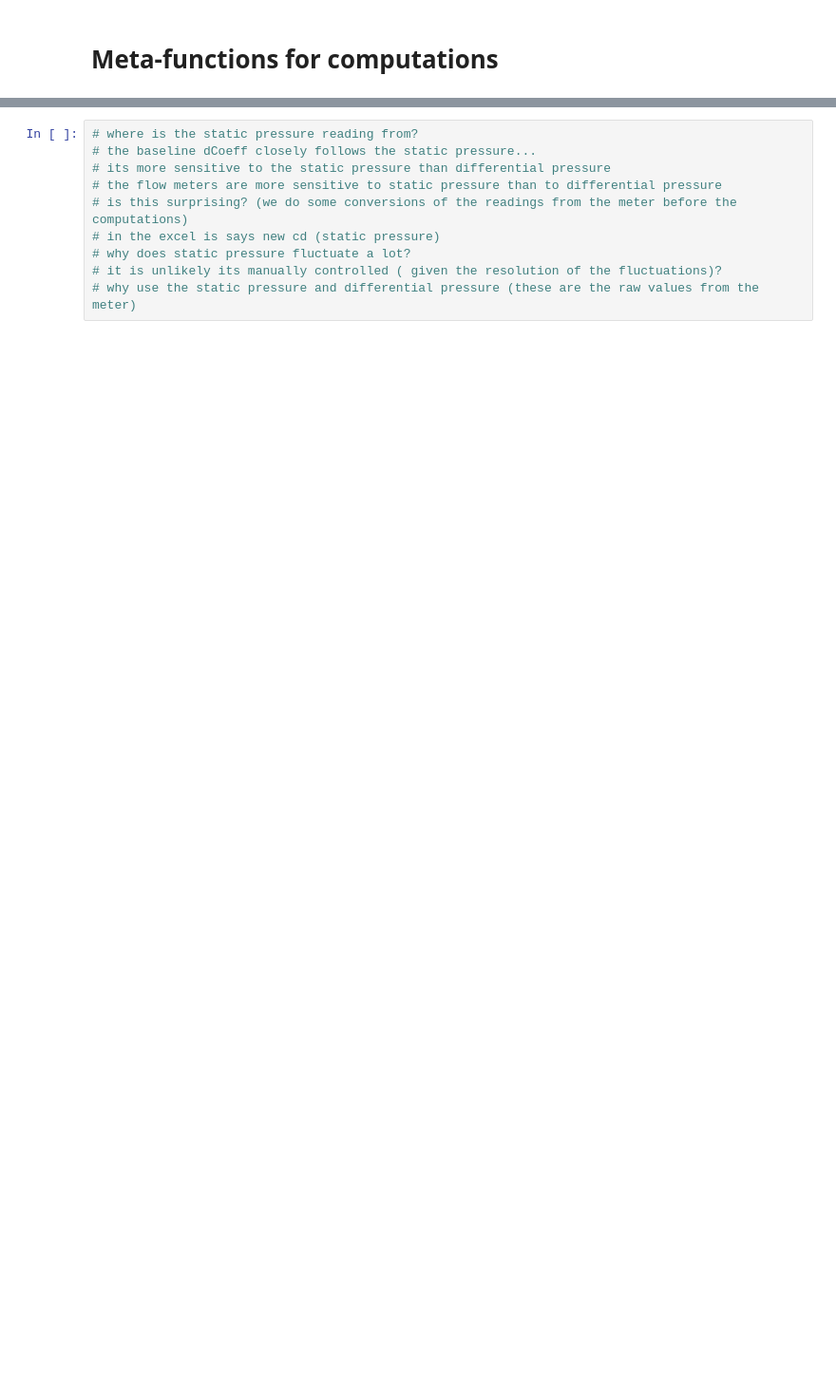
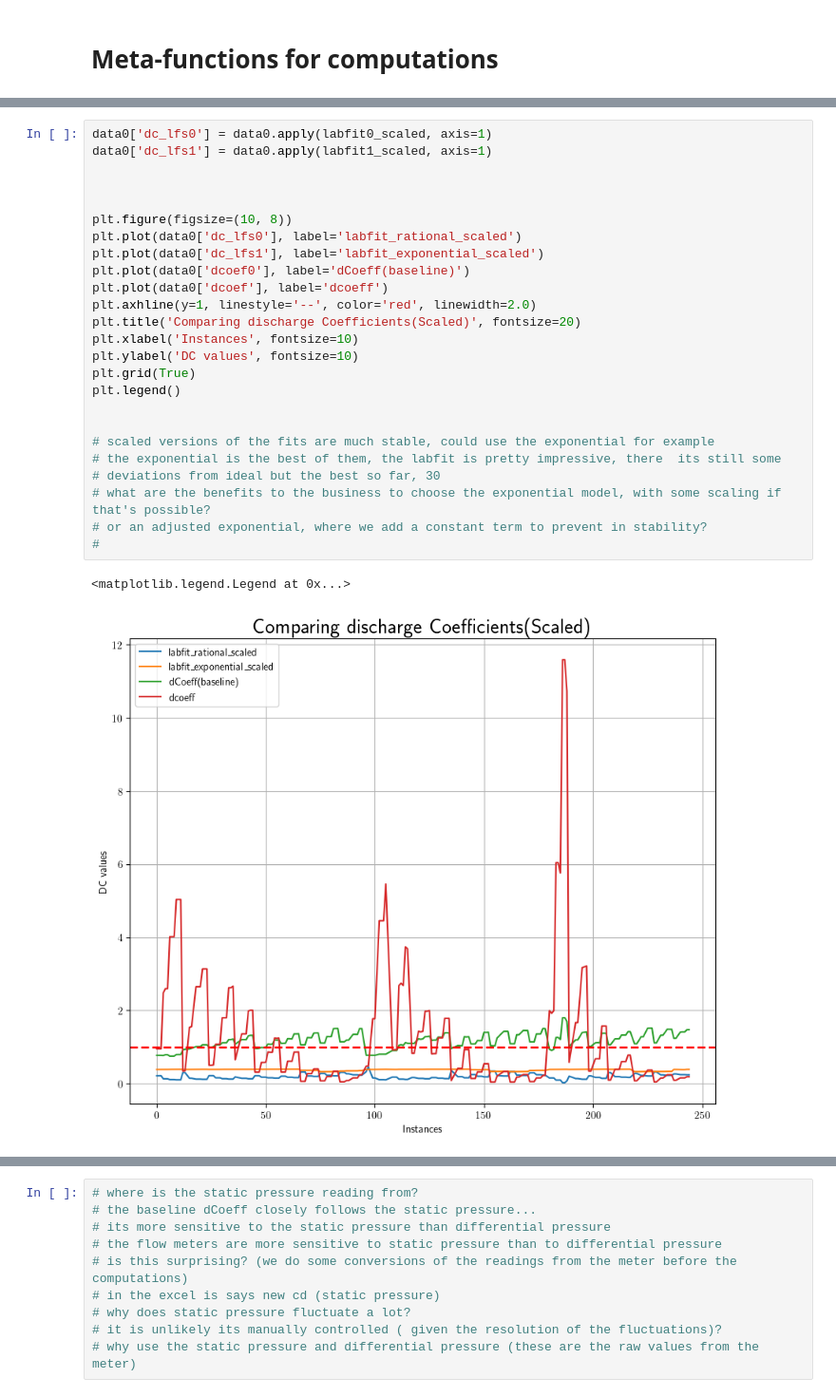
Before and after one commit to duutabib/faceofLastmileICT, a Jupyter notebook: labFit/labfitChecks.ipynb, the cells around one changed output, grey strips where cells are left out. Shown at 95% size. Drawn from its saved outputs; the diff is of its cells as text; blank space fills up the shorter version.

```diff
--- a/labFit/labfitChecks.ipynb
+++ b/labFit/labfitChecks.ipynb
@@ -108,0 +232,28 @@ plt.legend()
+# %%
+data0['dc_lfs0'] = data0.apply(labfit0_scaled, axis=1)
+data0['dc_lfs1'] = data0.apply(labfit1_scaled, axis=1)
+
+
+
+plt.figure(figsize=(10, 8))
+plt.plot(data0['dc_lfs0'], label='labfit_rational_scaled')
+plt.plot(data0['dc_lfs1'], label='labfit_exponential_scaled')
+plt.plot(data0['dcoef0'], label='dCoeff(baseline)')
+plt.plot(data0['dcoef'], label='dcoeff')
+plt.axhline(y=1, linestyle='--', color='red', linewidth=2.0)
+plt.title('Comparing discharge Coefficients(Scaled)', fontsize=20)
+plt.xlabel('Instances', fontsize=10)
+plt.ylabel('DC values', fontsize=10)
+plt.grid(True)
+plt.legend()
+
+
+# scaled versions of the fits are much stable, could use the exponential for example
+# the exponential is the best of them, the labfit is pretty impressive, there  its still some
+# deviations from ideal but the best so far, 30
+# what are the benefits to the business to choose the exponential model, with some scaling if that's possible?
+# or an adjusted exponential, where we add a constant term to prevent in stability?
+#
+# %% [output]
+<matplotlib.legend.Legend at 0x...>
+[figure, added]
```
Also changed, not shown: parts of 120 cells of this notebook.
